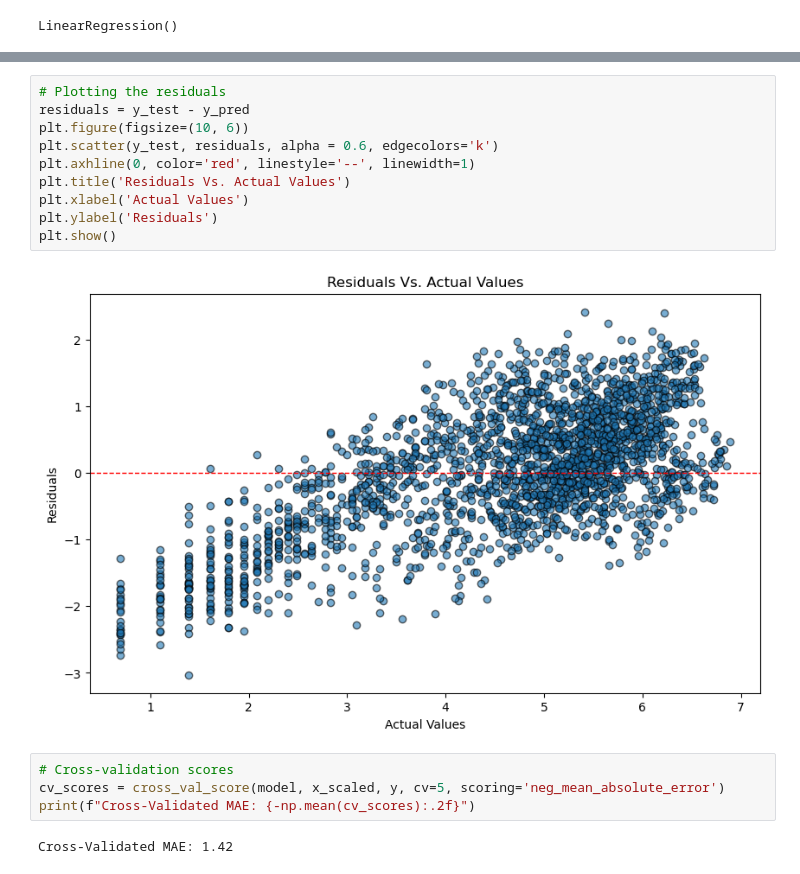
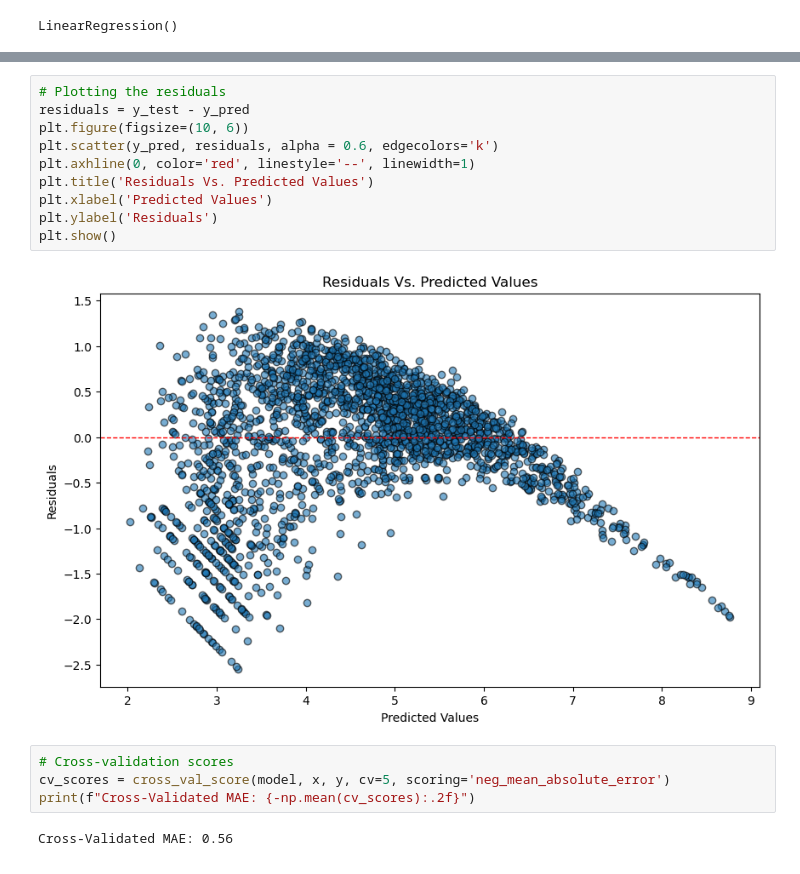
Before and after one commit to ahmedSakka/Bike-Sharing-Demand-Prediction, a Jupyter notebook: BikeSharingDemandsPrediction.ipynb, the cells around one changed output, grey strips where cells are left out. Cells and saved outputs as stored; diff of their text form.

Commit message:
Changed the residual plot to plot 'Rediduals V. Predicted' And fixed the cross-validation scores

```diff
--- a/BikeSharingDemandsPrediction.ipynb
+++ b/BikeSharingDemandsPrediction.ipynb
@@ -240,18 +246,18 @@ Predicted Values: [4.93153407 2.78373413 5.89578739 ... 4.98521306 2.75669252 4.
 # %%
 # Plotting the residuals
 residuals = y_test - y_pred
 plt.figure(figsize=(10, 6))
-plt.scatter(y_test, residuals, alpha = 0.6, edgecolors='k')
+plt.scatter(y_pred, residuals, alpha = 0.6, edgecolors='k')
 plt.axhline(0, color='red', linestyle='--', linewidth=1)
-plt.title('Residuals Vs. Actual Values')
-plt.xlabel('Actual Values')
+plt.title('Residuals Vs. Predicted Values')
+plt.xlabel('Predicted Values')
 plt.ylabel('Residuals')
 plt.show()
 # %% [output]
-[figure, old version]
+[figure, new version]
 # %%
 # Cross-validation scores
-cv_scores = cross_val_score(model, x_scaled, y, cv=5, scoring='neg_mean_absolute_error')
+cv_scores = cross_val_score(model, x, y, cv=5, scoring='neg_mean_absolute_error')
 print(f"Cross-Validated MAE: {-np.mean(cv_scores):.2f}")
 # %% [output]
-Cross-Validated MAE: 1.42
+Cross-Validated MAE: 0.56
```
Also changed, not shown: parts of 4 cells of this notebook.
